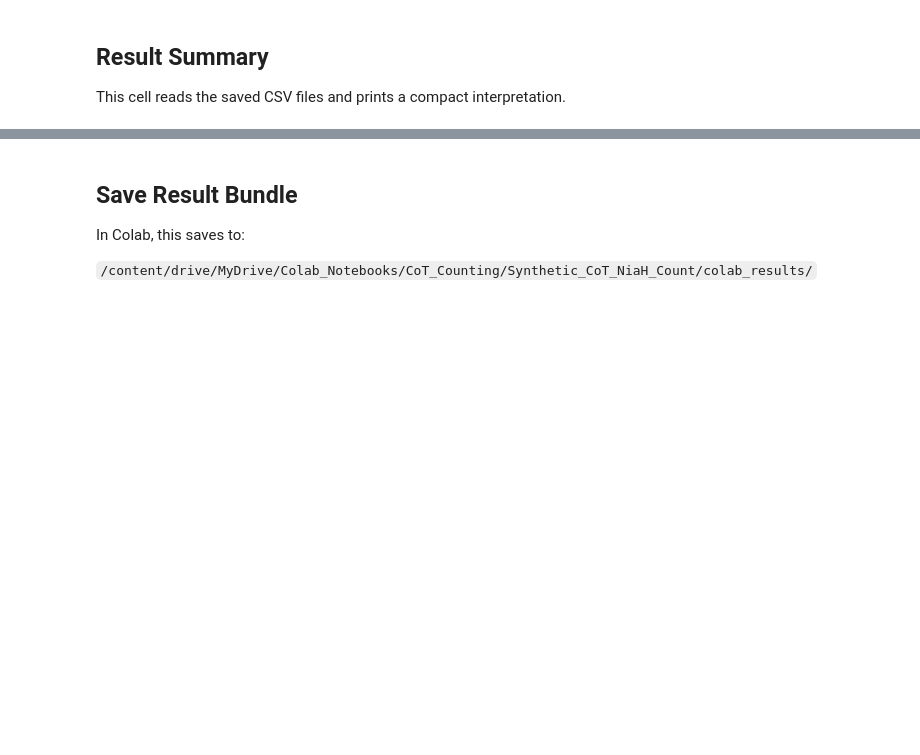
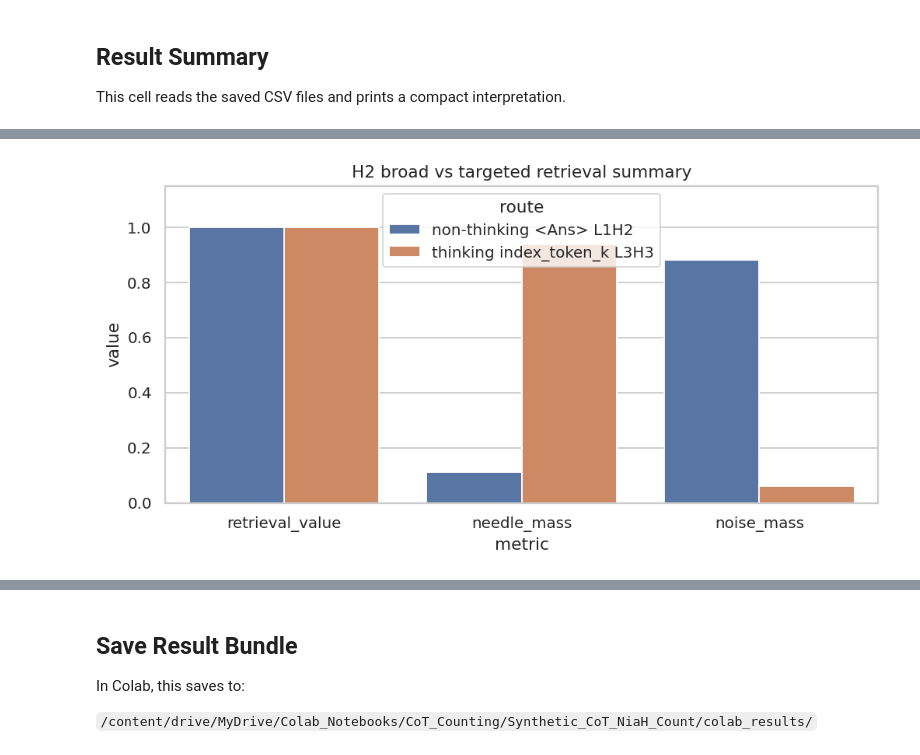
Before and after one commit to Twist-Shan/Synthetic_CoT_NiaH_Count, a Jupyter notebook: notebooks/Trace_Count_v2_Colab.ipynb, the cells around one changed output, grey strips where cells are left out. Cells and saved outputs as stored; diff of their text form; code cells hidden in the pictures; blank space fills up the shorter version.

```diff
--- a/notebooks/Trace_Count_v2_Colab.ipynb
+++ b/notebooks/Trace_Count_v2_Colab.ipynb
@@ -1144,0 +1384,83 @@ display(Markdown("\n".join(lines)))
+# %%
+non_head_rank = (
+    non_attn_dd
+    .groupby(["layer", "head"], as_index=False)
+    .agg(
+        top_n_retrieval_recall=("top_n_retrieval_recall", "mean"),
+        ans_to_all_needles_mass=("ans_to_all_needles_mass", "mean"),
+        ans_to_noise_mass=("ans_to_noise_mass", "mean"),
+        needle_vs_noise_ratio=("needle_vs_noise_ratio", "mean"),
+        attention_entropy_over_prompt_body=("attention_entropy_over_prompt_body", "mean"),
+    )
+    .sort_values(["top_n_retrieval_recall", "ans_to_all_needles_mass"], ascending=False)
+)
+
+display(Markdown("**Best non-thinking <Ans> retrieval heads**"))
+display(non_head_rank.head(12))
+
+best_non_head = non_head_rank.iloc[0].to_dict()
+BEST_NON_LAYER = int(best_non_head["layer"])
+BEST_NON_HEAD = int(best_non_head["head"])
+
+comparison_rows = [
+    {
+        "route": f"non-thinking <Ans> L{BEST_NON_LAYER}H{BEST_NON_HEAD}",
+        "retrieval_metric": "top_n_retrieval_recall",
+        "retrieval_value": best_non_head["top_n_retrieval_recall"],
+        "needle_mass": best_non_head["ans_to_all_needles_mass"],
+        "noise_mass": best_non_head["ans_to_noise_mass"],
+        "entropy_or_diagonal": best_non_head["attention_entropy_over_prompt_body"],
+        "entropy_or_diagonal_name": "prompt attention entropy",
+    },
+    {
+        "route": f"thinking {BEST_QUERY_ANCHOR} L{BEST_LAYER}H{BEST_HEAD}",
+        "retrieval_metric": "correct_top1_rate",
+        "retrieval_value": best_thinking_head["correct_top1_rate"],
+        "needle_mass": best_thinking_head["needle_attention_mass"],
+        "noise_mass": best_thinking_head["noise_attention_mass"],
+        "entropy_or_diagonal": best_thinking_head["diagonal_dominance"],
+        "entropy_or_diagonal_name": "diagonal dominance",
+    },
+]
+route_comparison = pd.DataFrame(comparison_rows)
+display(route_comparison)
+
+plot_df = route_comparison.melt(
+    id_vars=["route"],
+    value_vars=["retrieval_value", "needle_mass", "noise_mass"],
+    var_name="metric",
+    value_name="value",
+)
+plt.figure(figsize=(8, 4.2))
+sns.barplot(data=plot_df, x="metric", y="value", hue="route")
+plt.ylim(0, max(1.05, float(plot_df["value"].max()) * 1.15))
+plt.title("H2 broad vs targeted retrieval summary")
+plt.xlabel("metric")
+plt.ylabel("value")
+plt.tight_layout()
+plt.savefig(ANALYSIS_DEEP_DIVE_DIR / "h2_broad_vs_targeted_summary.png", bbox_inches="tight")
+plt.show()
+
+for metric, title, filename in [
+    ("top_n_retrieval_recall", "Non-thinking <Ans>: top-n needle recall", "h2_nonthinking_topn_recall.png"),
+    ("attention_entropy_over_prompt_body", "Non-thinking <Ans>: prompt-body attention entropy", "h2_nonthinking_entropy.png"),
+    ("ans_to_all_needles_mass", "Non-thinking <Ans>: total attention mass to needles", "h2_nonthinking_needle_mass.png"),
+]:
+    mat = non_head_rank.pivot(index="layer", columns="head", values=metric)
+    plt.figure(figsize=(5.8, 4.2))
+    sns.heatmap(mat, vmin=0 if metric != "attention_entropy_over_prompt_body" else None, vmax=1 if metric == "top_n_retrieval_recall" else None, cmap="viridis", annot=True, fmt=".2f")
+    plt.title(title)
+    plt.xlabel("attention head")
+    plt.ylabel("layer")
+    plt.tight_layout()
+    plt.savefig(ANALYSIS_DEEP_DIVE_DIR / filename, bbox_inches="tight")
+    plt.show()
+
+display(Markdown(
+    f"**Interpretation checkpoint.** The best non-thinking head has top-n recall "
+    f"{best_non_head['top_n_retrieval_recall']:.3f}, but its raw mass to all needles is "
+    f"{best_non_head['ans_to_all_needles_mass']:.3f}. The best thinking head has correct top-1 "
+    f"{best_thinking_head['correct_top1_rate']:.3f} with diagonal dominance "
+    f"{best_thinking_head['diagonal_dominance']:.3f}. This supports a difference between broad final-answer aggregation and trace-indexed retrieval."
+))
+# %% [output]
@@ -1144,0 +1484 @@ display(Markdown("\n".join(lines)))
+[figure, added]
```
Also changed, not shown: parts of 16 cells of this notebook, 2 other files.
